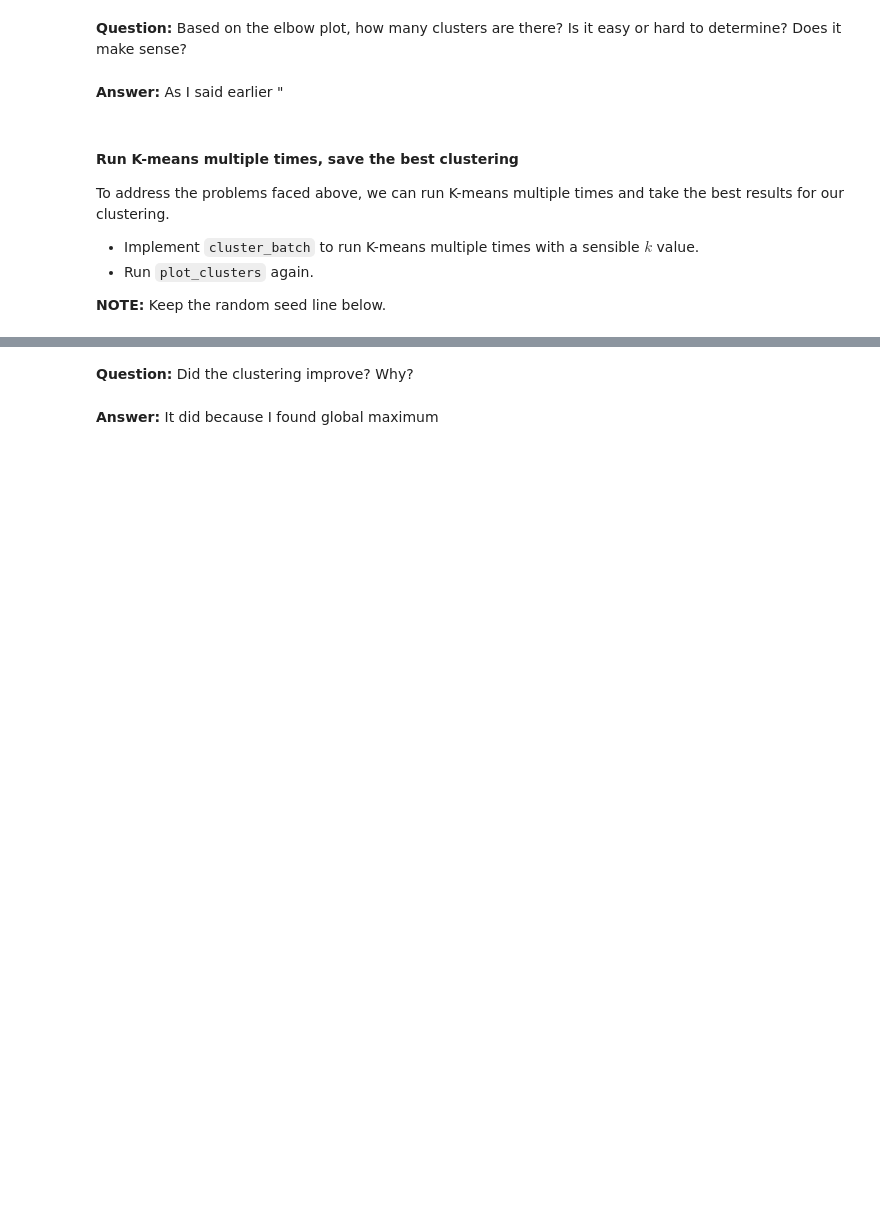
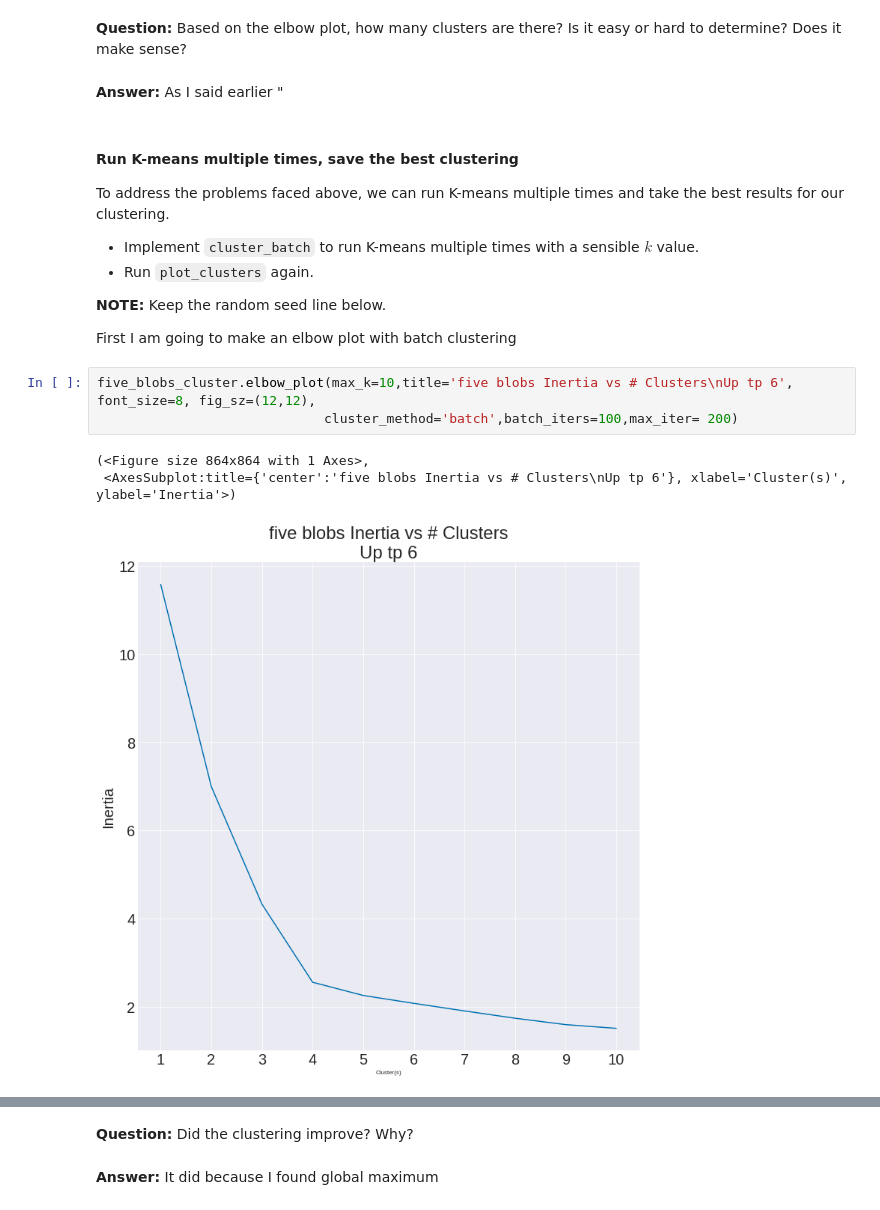
Before and after one commit to mattjax16/cs251, a Jupyter notebook: project5/kmeans.ipynb, the cells around one changed output, grey strips where cells are left out. Drawn from its saved outputs; the diff is of its cells as text; blank space fills up the shorter version.

```diff
--- a/project5/kmeans.ipynb
+++ b/project5/kmeans.ipynb
@@ -289,5 +305,15 @@ To address the problems faced above, we can run K-means multiple times and take
 - Run `plot_clusters` again.
 
 **NOTE:** Keep the random seed line below.
+
+
+First I am going to make an elbow plot with batch clustering
+# %%
+five_blobs_cluster.elbow_plot(max_k=10,title='five blobs Inertia vs # Clusters\nUp tp 6', font_size=8, fig_sz=(12,12),
+                             cluster_method='batch',batch_iters=100,max_iter= 200)
+# %% [output]
+(<Figure size 864x864 with 1 Axes>,
+ <AxesSubplot:title={'center':'five blobs Inertia vs # Clusters\nUp tp 6'}, xlabel='Cluster(s)', ylabel='Inertia'>)
+[figure, added]
 # %%
 np.random.seed(3)
```
Also changed, not shown: parts of 72 cells of this notebook, 12 other files.
